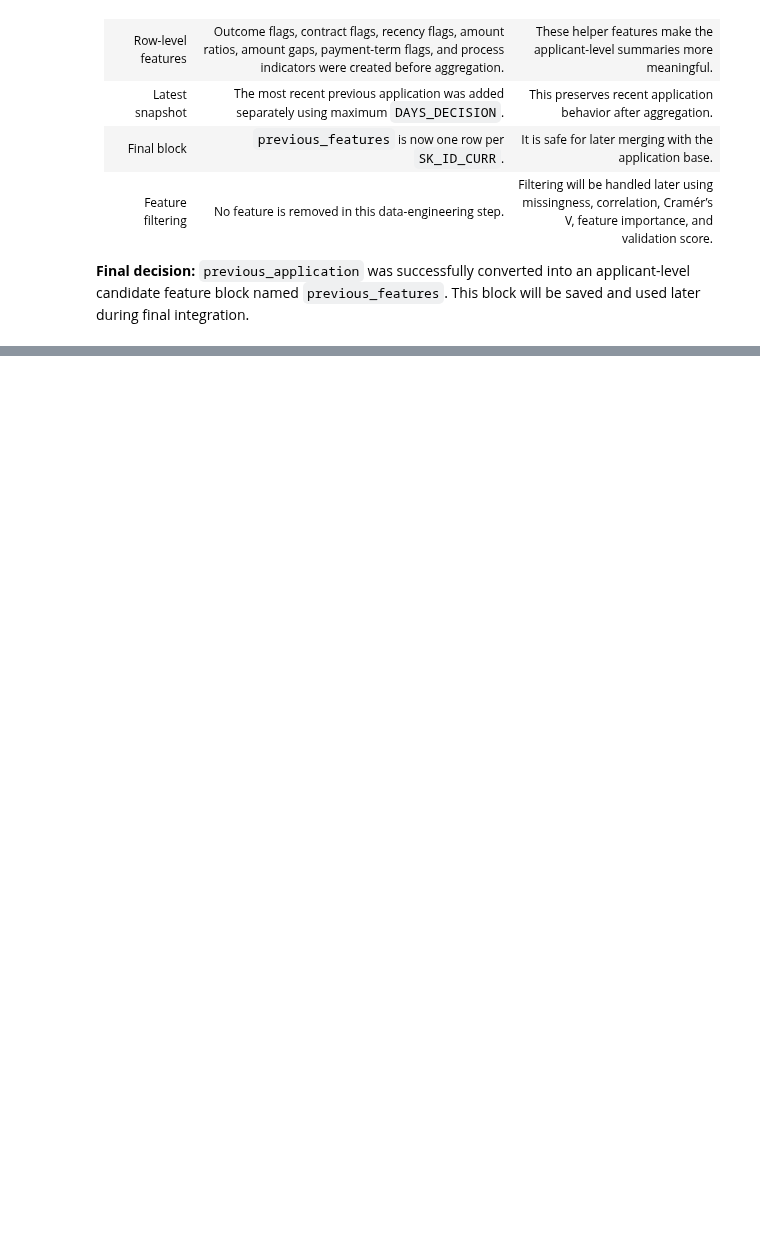
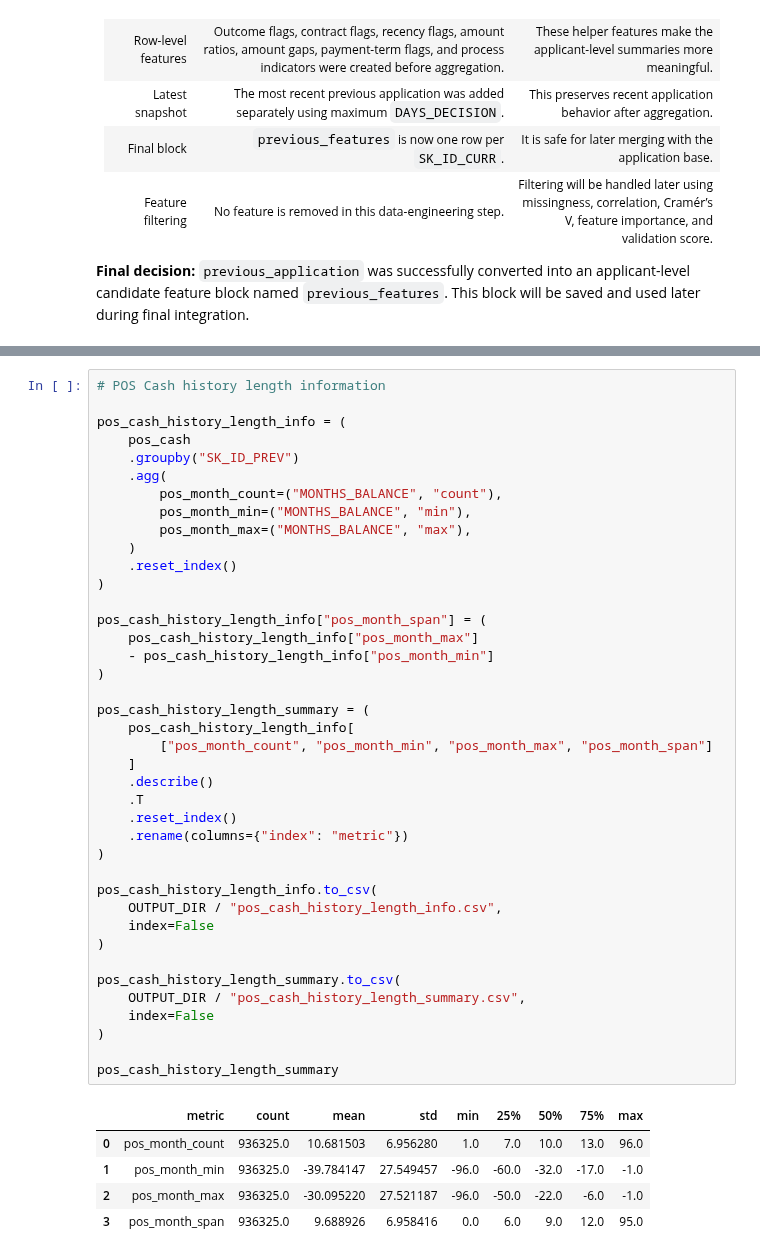
Before and after one commit to kawsar07ahmmed0712-rgb/Credit_Default_Risk, a Jupyter notebook: Notebook/1.Data_Integration.ipynb, the cells around one changed output, grey strips where cells are left out. Drawn from its saved outputs; the diff is of its cells as text; blank space fills up the shorter version.

```diff
--- a/Notebook/1.Data_Integration.ipynb
+++ b/Notebook/1.Data_Integration.ipynb
@@ -2599,0 +2900,46 @@ previous_feature_missing_info.head(30)
+# %%
+# POS Cash history length information
+
+pos_cash_history_length_info = (
+    pos_cash
+    .groupby("SK_ID_PREV")
+    .agg(
+        pos_month_count=("MONTHS_BALANCE", "count"),
+        pos_month_min=("MONTHS_BALANCE", "min"),
+        pos_month_max=("MONTHS_BALANCE", "max"),
+    )
+    .reset_index()
+)
+
+pos_cash_history_length_info["pos_month_span"] = (
+    pos_cash_history_length_info["pos_month_max"]
+    - pos_cash_history_length_info["pos_month_min"]
+)
+
+pos_cash_history_length_summary = (
+    pos_cash_history_length_info[
+        ["pos_month_count", "pos_month_min", "pos_month_max", "pos_month_span"]
+    ]
+    .describe()
+    .T
+    .reset_index()
+    .rename(columns={"index": "metric"})
+)
+
+pos_cash_history_length_info.to_csv(
+    OUTPUT_DIR / "pos_cash_history_length_info.csv",
+    index=False
+)
+
+pos_cash_history_length_summary.to_csv(
+    OUTPUT_DIR / "pos_cash_history_length_summary.csv",
+    index=False
+)
+
+pos_cash_history_length_summary
+# %% [output]
+|  | metric | count | mean | std | min | 25% | 50% | 75% | max |
+| 0 | pos_month_count | 936325.0 | 10.681503 | 6.956280 | 1.0 | 7.0 | 10.0 | 13.0 | 96.0 |
+| 1 | pos_month_min | 936325.0 | -39.784147 | 27.549457 | -96.0 | -60.0 | -32.0 | -17.0 | -1.0 |
+| 2 | pos_month_max | 936325.0 | -30.095220 | 27.521187 | -96.0 | -50.0 | -22.0 | -6.0 | -1.0 |
+| 3 | pos_month_span | 936325.0 | 9.688926 | 6.958416 | 0.0 | 6.0 | 9.0 | 12.0 | 95.0 |
```
Also changed, not shown: parts of 22 cells of this notebook.
